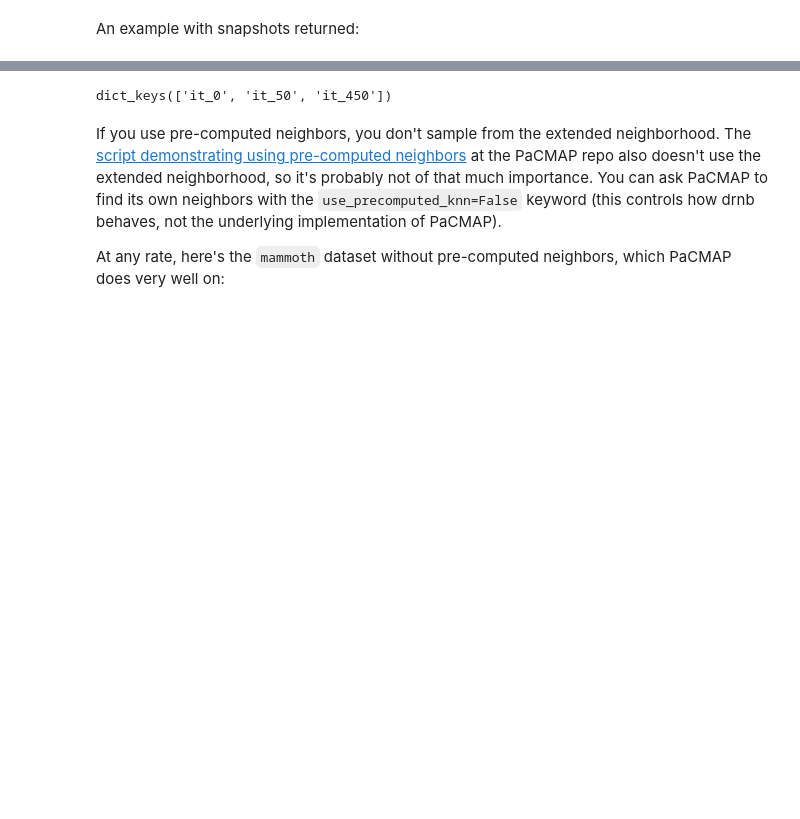
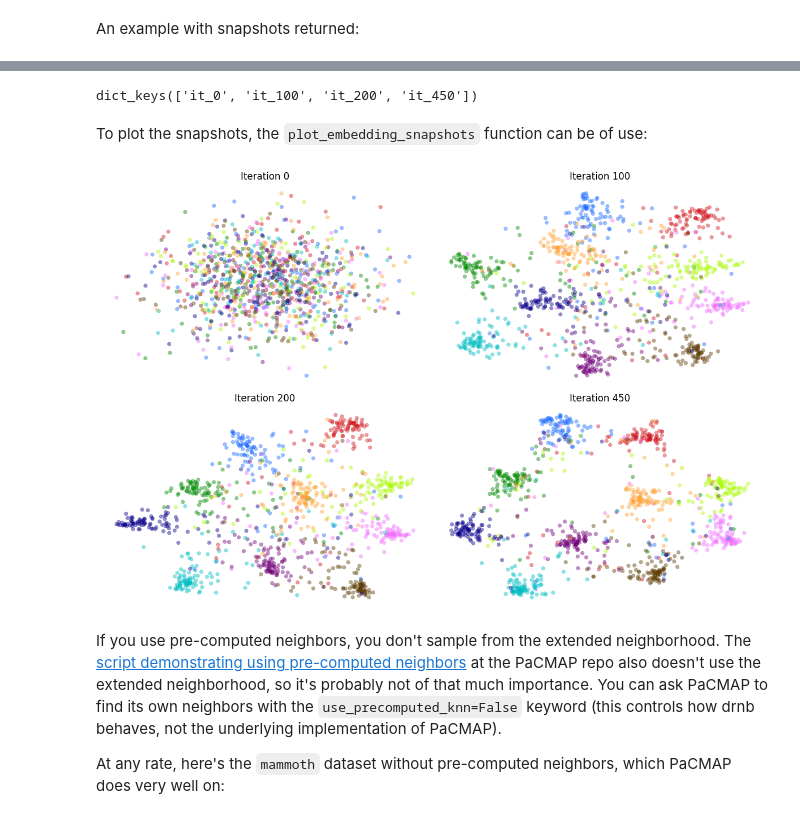
Before and after one commit to jlmelville/drnb, a Jupyter notebook: notebooks/embed-pipeline/pacmap.ipynb, the cells around one changed output, grey strips where cells are left out. Saved outputs shown, nothing was run; the diff lists cells and outputs as text; code cells hidden in the pictures; blank space fills up the shorter version.

Commit message:
snapshot plot function

```diff
--- a/notebooks/embed-pipeline/pacmap.ipynb
+++ b/notebooks/embed-pipeline/pacmap.ipynb
@@ -64,7 +64,7 @@ embed_result_with_snapshots = pl.create_pipeline(
         "pacmap",
         params={
             "intermediate": True,
-            "intermediate_snapshots": [0, 50],
+            "intermediate_snapshots": [0, 100, 200],
         },
         init="random",
     ),
@@ -90,7 +90,15 @@ embed_result_with_snapshots = pl.create_pipeline(
 # %%
 embed_result_with_snapshots["snapshots"].keys()
 # %% [output]
-dict_keys(['it_0', 'it_50', 'it_450'])
+dict_keys(['it_0', 'it_100', 'it_200', 'it_450'])
+# %% [markdown]
+To plot the snapshots, the `plot_embedding_snapshots` function can be of use:
+# %%
+from drnb.plot.snapshotplot import plot_embedding_snapshots
+
+_ = plot_embedding_snapshots(embed_result_with_snapshots, n_cols=2, figsize=(6, 4))
+# %% [output]
+[figure, added]
 # %% [markdown]
 If you use pre-computed neighbors, you don't sample from the extended neighborhood. The
 [script demonstrating using pre-computed neighbors](https://github.com/YingfanWang/PaCMAP/blob/master/demo/specify_nn_demo.py)
```
Also changed, not shown: parts of 3 cells of this notebook, 1 other file.
